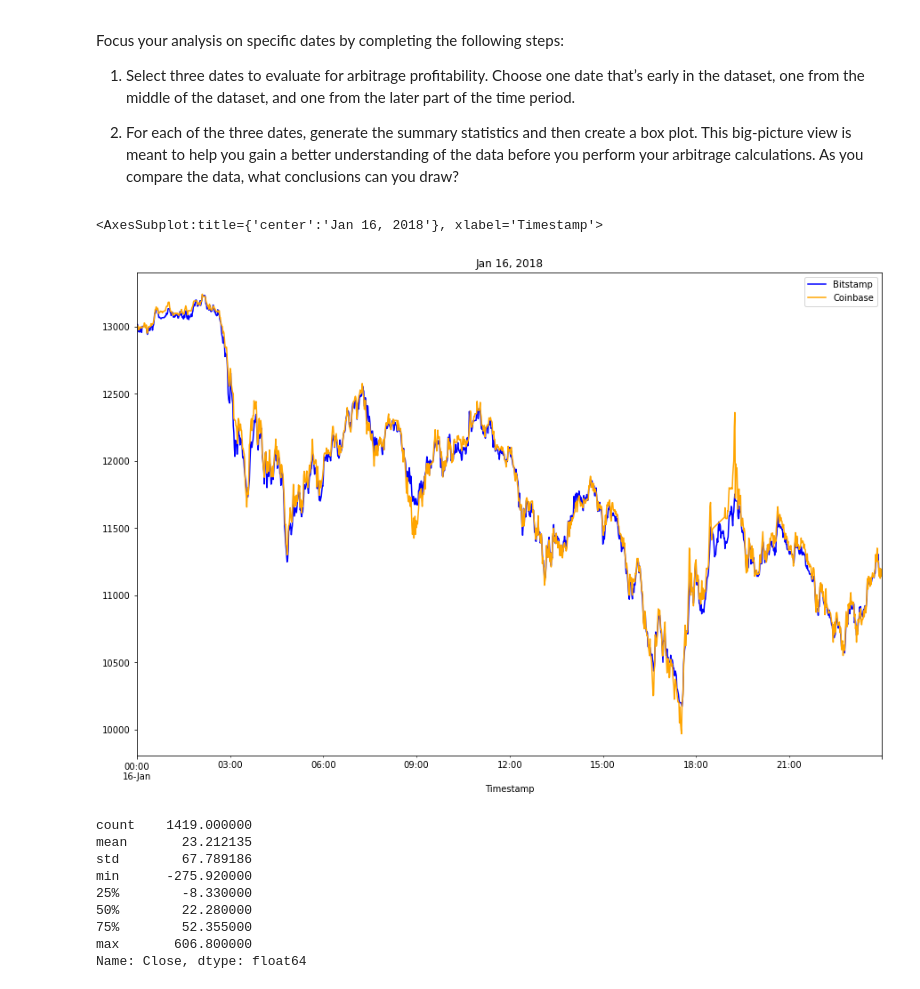
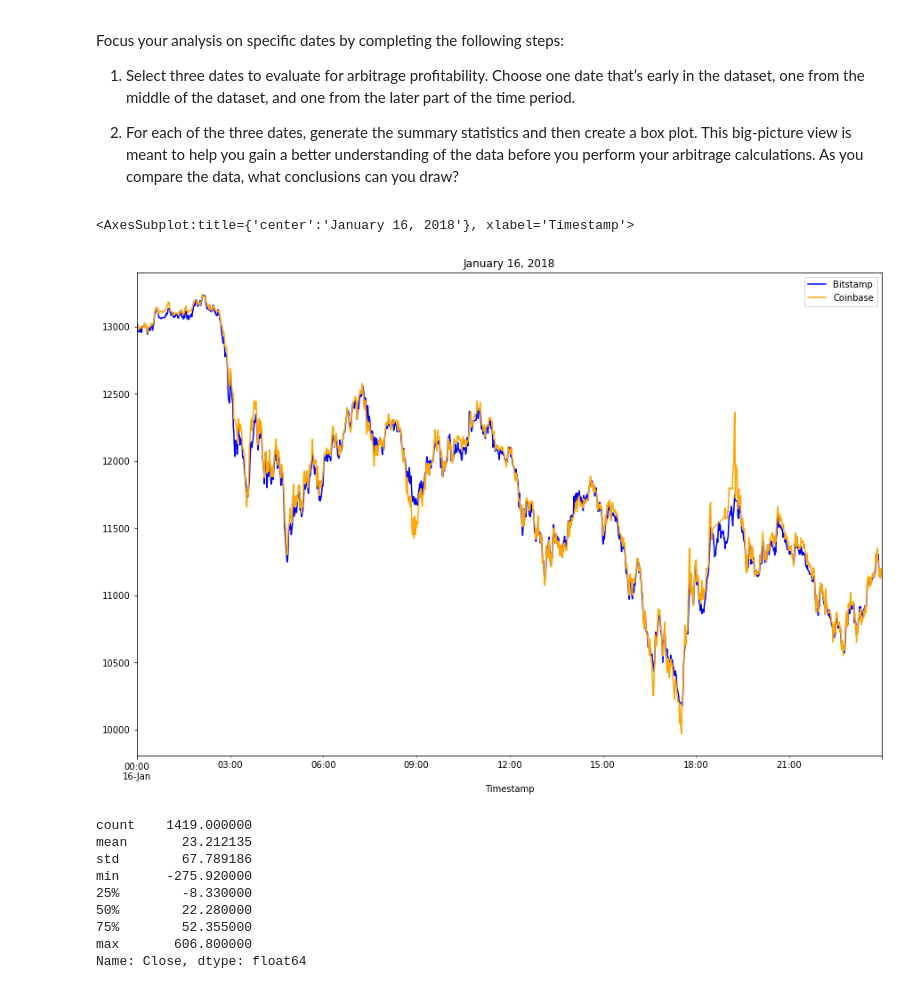
Before and after one commit to tycastleberry/Bitcoin-Arbitrage-Analysis, a Jupyter notebook: crypto_arbitrage.ipynb, the cells around one changed output. Drawn from its saved outputs; the diff is of its cells as text; code cells hidden in the pictures.

```diff
--- a/crypto_arbitrage.ipynb
+++ b/crypto_arbitrage.ipynb
@@ -178,10 +178,10 @@ Select the data you want to analyze. Use `loc` or `iloc` to select the following
 * Close
 # %%
 # Use loc or iloc to select `Timestamp (the index)` and `Close` from bitstamp DataFrame
-bitstamp_sliced = # YOUR CODE HERE
+bitstamp_sliced = pd.DataFrame(bitstamp_df.loc[:, "Close"])
 
 # Review the first five rows of the DataFrame
-# YOUR CODE HERE
+bitstamp_sliced.head()
 # %% [output]
 |  | Close |
 | Timestamp |  |
@@ -192,10 +192,10 @@ bitstamp_sliced = # YOUR CODE HERE
 | 2018-01-01 00:04:00 | 13620.00 |
 # %%
 # Use loc or iloc to select `Timestamp (the index)` and `Close` from coinbase DataFrame
-coinbase_sliced = # YOUR CODE HERE
+coinbase_sliced = pd.DataFrame(coinbase_df.loc[:, "Close"])
 
 # Review the first five rows of the DataFrame
-# YOUR CODE HERE
+coinbase_sliced.head()
 # %% [output]
 |  | Close |
 | Timestamp |  |
@@ -295,10 +302,12 @@ Focus your analysis on specific dates by completing the following steps:
 # %%
 # Create an overlay plot that visualizes the two dataframes over a period of one day early in the dataset.
 # Be sure that the plots include the parameters `legend`, `figsize`, `title`, `color` and `label`
-# YOUR CODE HERE
+bitstamp_sliced['Close'].loc['2018-01-16'].plot(legend=True, figsize=(15,10), title='January 16, 2018', xlabel='Timestamp',
+                                                             color='blue', label='Bitstamp')
+coinbase_sliced['Close'].loc['2018-01-16'].plot(legend=True, figsize=(15,10), color='orange', label='Coinbase')
 # %% [output]
-<AxesSubplot:title={'center':'Jan 16, 2018'}, xlabel='Timestamp'>
+<AxesSubplot:title={'center':'January 16, 2018'}, xlabel='Timestamp'>
-[figure, old version]
+[figure, new version]
 # %%
 # Using the early date that you have selected, calculate the arbitrage spread
 # by subtracting the bitstamp lower closing prices from the coinbase higher closing prices
```
Also changed, not shown: parts of 17 cells of this notebook.
